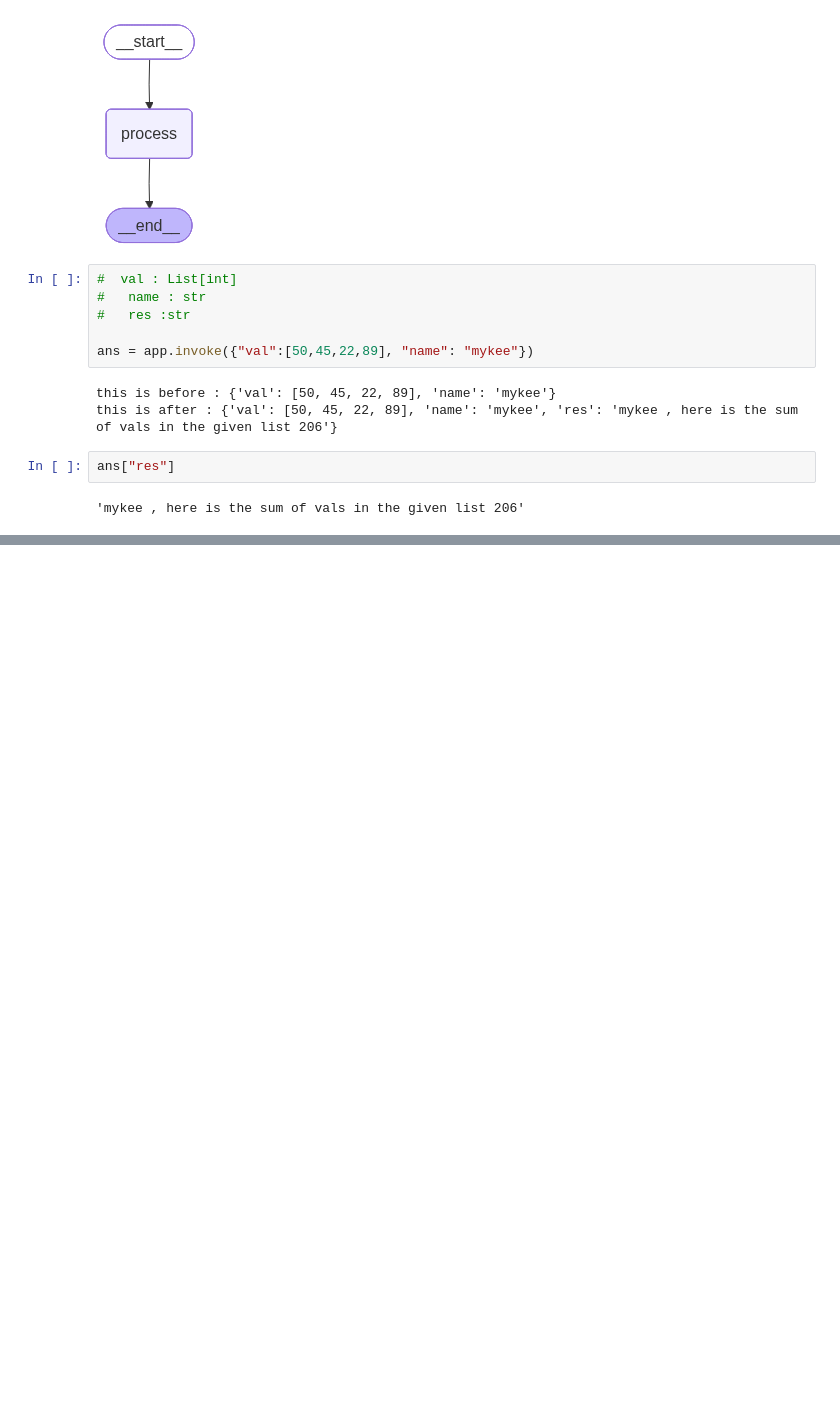
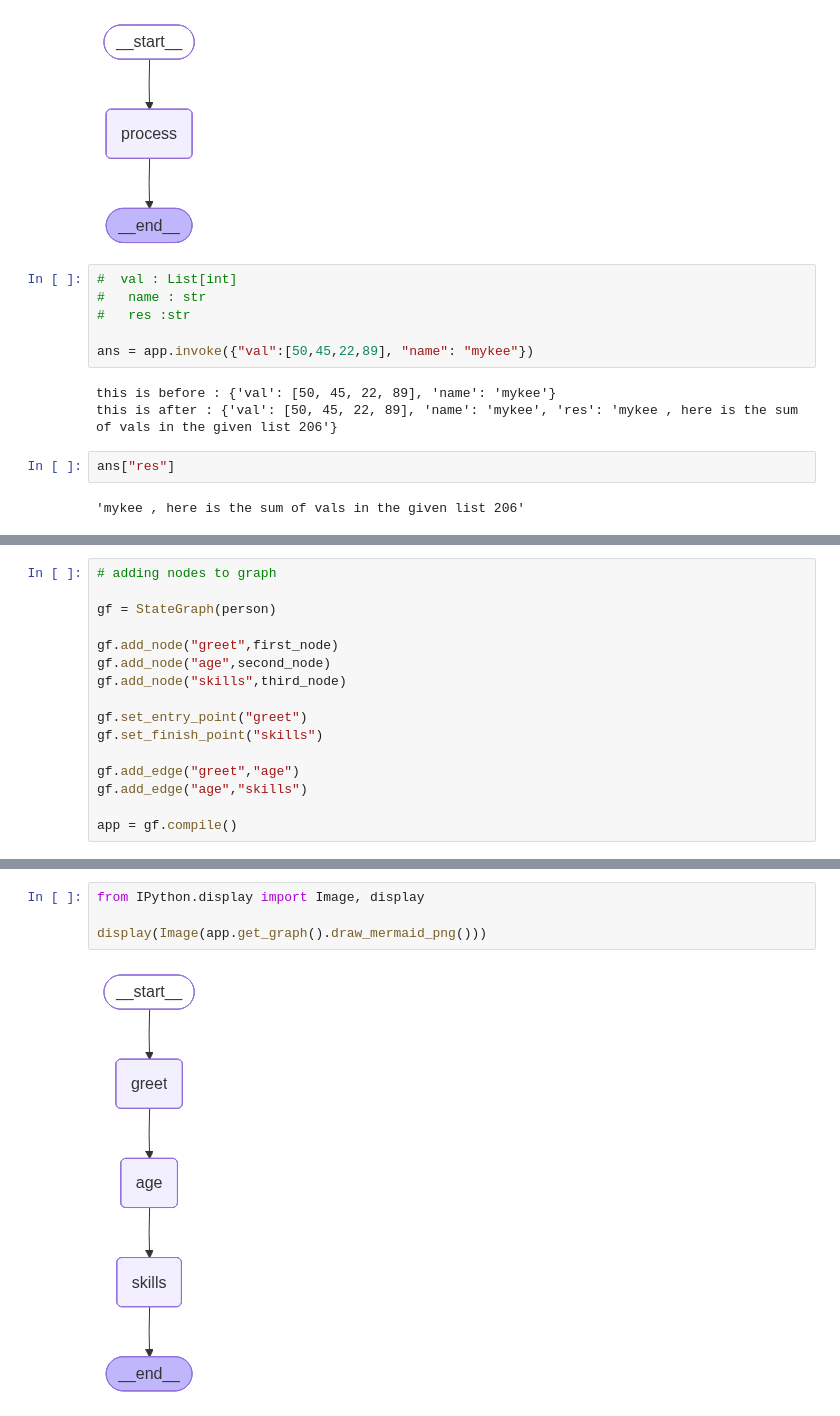
Before and after one commit to mahikshith/Langgraph, a Jupyter notebook: Adding_nodes.ipynb, the cells around one changed output, grey strips where cells are left out. Drawn from its saved outputs; the diff is of its cells as text; blank space fills up the shorter version.

```diff
--- a/Adding_nodes.ipynb
+++ b/Adding_nodes.ipynb
@@ -125,0 +243,16 @@ ans["res"]
+# %%
+# adding nodes to graph
+
+gf = StateGraph(person)
+
+gf.add_node("greet",first_node)
+gf.add_node("age",second_node)
+gf.add_node("skills",third_node)
+
+gf.set_entry_point("greet")
+gf.set_finish_point("skills")
+
+gf.add_edge("greet","age")
+gf.add_edge("age","skills")
+
+app = gf.compile()
@@ -125,0 +273,6 @@ ans["res"]
+# %%
+from IPython.display import Image, display
+
+display(Image(app.get_graph().draw_mermaid_png()))
+# %% [output]
+[figure, added]
```
Also changed, not shown: parts of 11 cells of this notebook.
